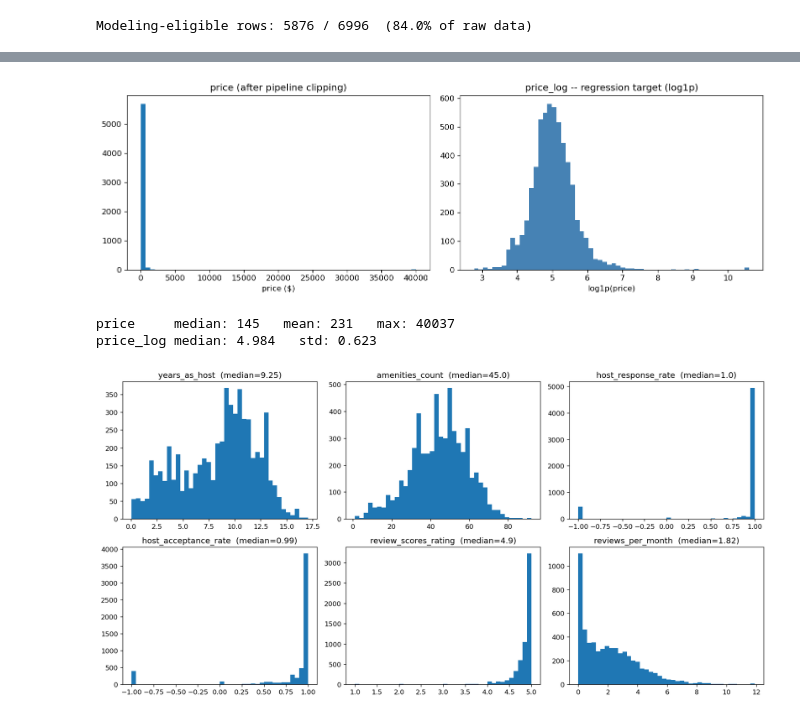
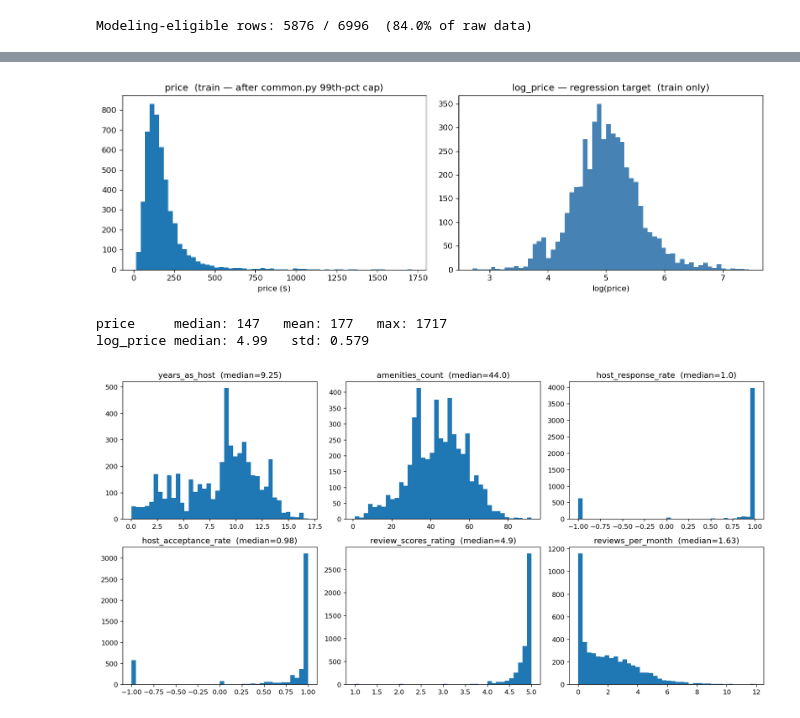
Before and after one commit to hasmiig/Machine_Learning_Project, a Jupyter notebook: notebooks/tabular_explore.ipynb, the cells around one changed output, grey strips where cells are left out. Cells and saved outputs as stored; diff of their text form; code cells hidden in the pictures.

```diff
--- a/notebooks/tabular_explore.ipynb
+++ b/notebooks/tabular_explore.ipynb
@@ -1131,0 +1182,15 @@ All columns:
+# %%
+import numpy as np
+
+train_ids = np.load("../data/raw/train_ids.npy")
+test_ids  = np.load("../data/raw/test_ids.npy")
+
+train_feat = pd.read_csv("../data/processed/tabular_train.csv")
+test_feat  = pd.read_csv("../data/processed/tabular_test.csv")
+
+print(f"Loaded from processed CSVs (run save_features.py to regenerate if pipeline changes):")
+print(f"  tabular_train.csv : {len(train_feat):,} rows × {train_feat.shape[1]} columns")
+print(f"  tabular_test.csv  : {len(test_feat):,} rows × {test_feat.shape[1]} columns")
+print(f"NaN total (train)  : {train_feat.isna().sum().sum()}")
+print("\nAll columns:")
+print(train_feat.columns.tolist())
@@ -1132,33 +1205,40 @@ All columns:
 # %%
-# price_log is the regression target; price is kept for result interpretation
+# Target lives in common.py's target.csv — log_price = log(price), NOT log1p.
+# Load and slice to train rows only for stat reporting.
+target      = pd.read_csv("../data/raw/target.csv")   # id, price, log_price
+train_tgt   = target[target["id"].isin(train_ids)]
+
 fig, (ax1, ax2) = plt.subplots(1, 2, figsize=(12, 4))
 
-ax1.hist(df_feat["price"], bins=60, edgecolor="none")
-ax1.set_title("price (after pipeline clipping)")
+ax1.hist(train_tgt["price"], bins=60, edgecolor="none")
+ax1.set_title("price  (train — after common.py 99th-pct cap)")
 ax1.set_xlabel("price ($)")
 
-ax2.hist(df_feat["price_log"], bins=60, edgecolor="none", color="steelblue")
-ax2.set_title("price_log -- regression target (log1p)")
-ax2.set_xlabel("log1p(price)")
+ax2.hist(train_tgt["log_price"], bins=60, edgecolor="none", color="steelblue")
+ax2.set_title("log_price — regression target  (train only)")
+ax2.set_xlabel("log(price)")
 
 plt.tight_layout()
 plt.show()
 
-print("price     median:", round(df_feat["price"].median()), "  mean:", round(df_feat["price"].mean()), "  max:", round(df_feat["price"].max()))
-print("price_log median:", round(df_feat["price_log"].median(), 3), "  std:", round(df_feat["price_log"].std(), 3))
+print("price     median:", round(train_tgt["price"].median()),
+      "  mean:", round(train_tgt["price"].mean()),
+      "  max:", round(train_tgt["price"].max()))
+print("log_price median:", round(train_tgt["log_price"].median(), 3),
+      "  std:", round(train_tgt["log_price"].std(), 3))
 # %% [output]
-[figure, old version]
+[figure, new version]
-price     median: 145   mean: 231   max: 40037
-price_log median: 4.984   std: 0.623
+price     median: 147   mean: 177   max: 1717
+log_price median: 4.99   std: 0.579
 # %%
-# Distributions of key engineered numeric features
+# Distributions of key engineered numeric features — train split only
 eng_num = ["years_as_host", "amenities_count", "host_response_rate",
            "host_acceptance_rate", "review_scores_rating", "reviews_per_month"]
-present = [c for c in eng_num if c in df_feat.columns]
+present = [c for c in eng_num if c in train_feat.columns]
 
 fig, axes = plt.subplots(2, 3, figsize=(14, 7))
 for ax, col in zip(axes.flat, present):
-    data = df_feat[col]
+    data = train_feat[col]
     ax.hist(data, bins=40, edgecolor="none")
     ax.set_title(col + "  (median=" + str(round(data.median(), 2)) + ")")
 for ax in axes.flat[len(present):]:
@@ -1166,5 +1246,5 @@ for ax in axes.flat[len(present):]:
 plt.tight_layout()
 plt.show()
 # %% [output]
-[figure, old version]
+[figure, new version]
 # %%
```
Also changed, not shown: parts of 14 cells of this notebook, 8 other files.
